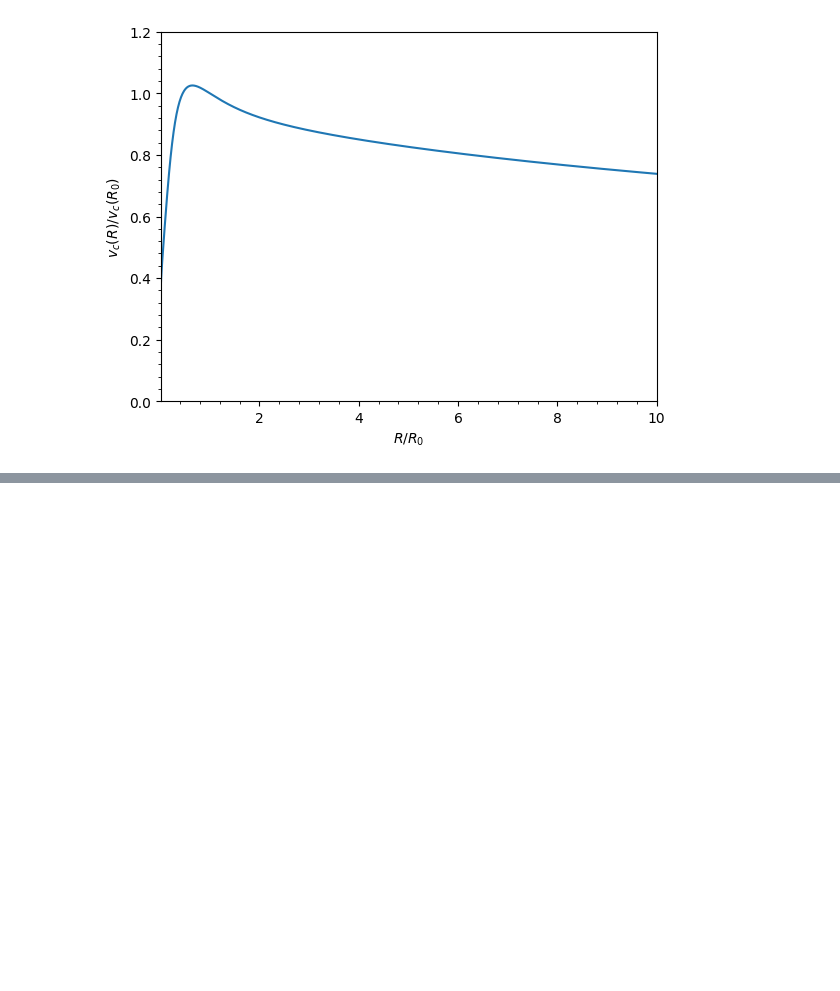
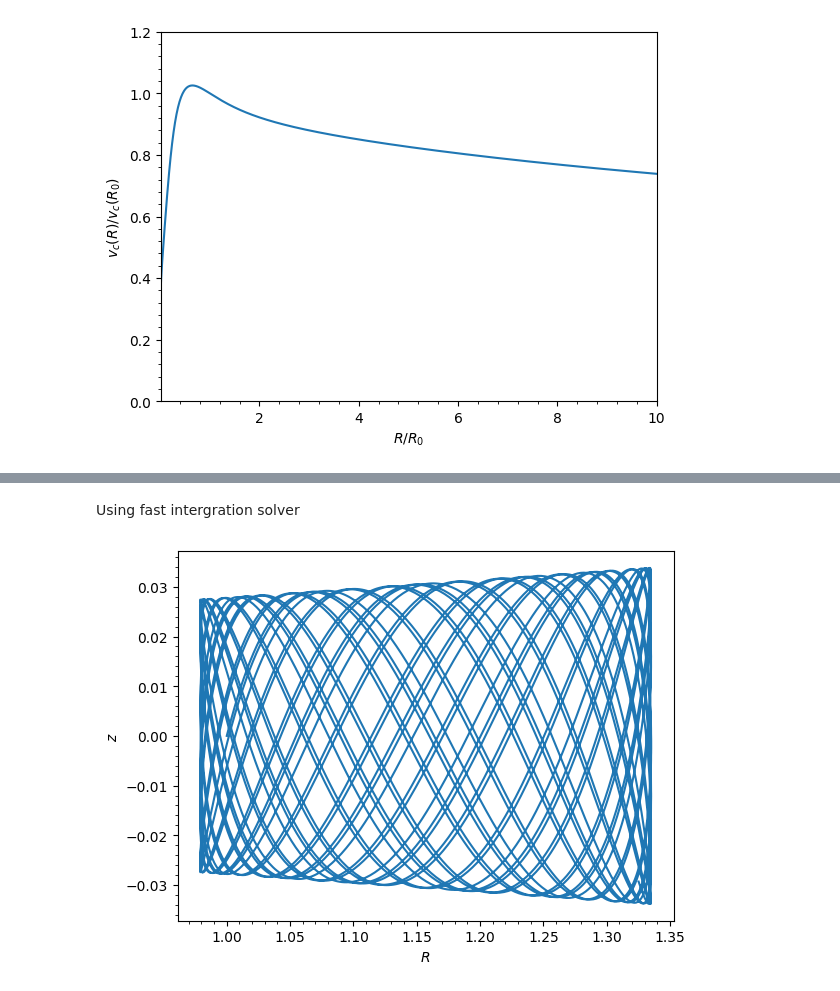
Before and after one commit to cosubhasmos-pro/gaia, a Jupyter notebook: basics.ipynb, the cells around one changed output, grey strips where cells are left out. Saved outputs shown, nothing was run; the diff lists cells and outputs as text; code cells hidden in the pictures; blank space fills up the shorter version.

```diff
--- a/basics.ipynb
+++ b/basics.ipynb
@@ -55,0 +90,3 @@ mw.plotRotcurve(Rrange=[0.01,10.],grid=1001, yrange=[0.,1.2]);
+# %%
+ts = np.linspace(0,100,10000)
+o.integrate(ts,mp)
@@ -55,0 +105,7 @@ mw.plotRotcurve(Rrange=[0.01,10.],grid=1001, yrange=[0.,1.2]);
+# %% [markdown]
+Using fast intergration solver
+# %%
+o.integrate(ts,mp,method='dopr54_c')
+o.plot();
+# %% [output]
+[figure, added]
```
Also changed, not shown: parts of 29 cells of this notebook.
